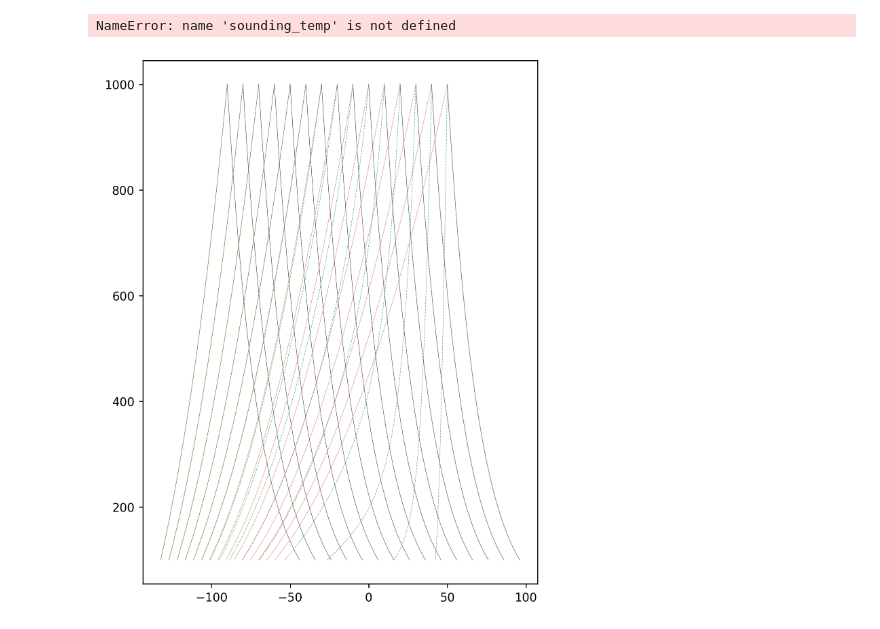
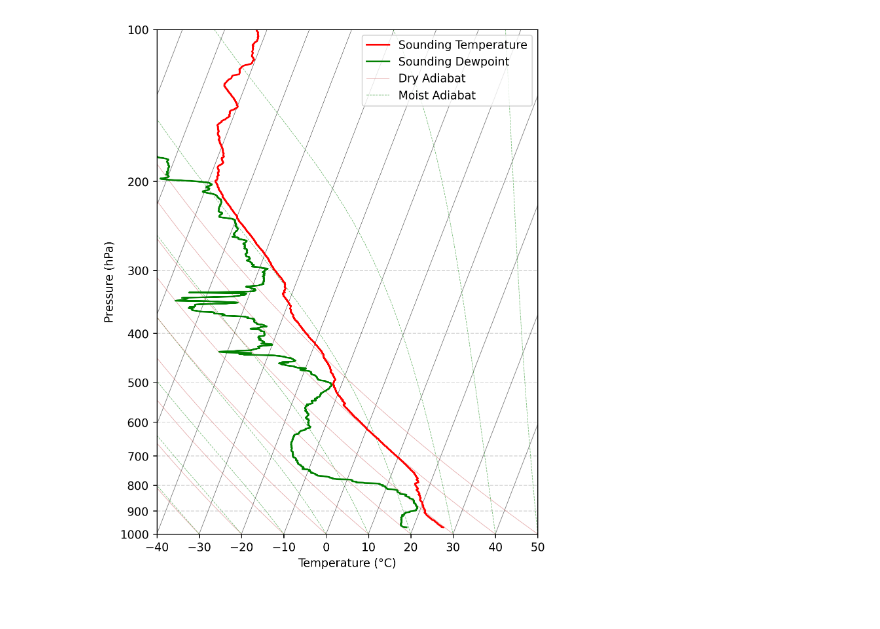
Before and after one commit to Jonathan-Douglas1/Fundimentals_Of_Meteorology, a Jupyter notebook: Lab_3.ipynb, the cells around one changed output. Saved outputs shown, nothing was run; the diff lists cells and outputs as text; code cells hidden in the pictures.

```diff
--- a/Lab_3.ipynb
+++ b/Lab_3.ipynb
@@ -39,7 +39,6 @@ def moist_lapse(temp, pres):
 #Ok, i see what needs to happen here.
 # I need to numerically solve the moist lapse pde
 def get_moist_lapse_rate(temp, pres_array):
-    moist_lapse_rate = []
     moist_adiabat = []
 
     temp = temp + 273.15#Convert to Kelvin
@@ -51,21 +50,20 @@ def get_moist_lapse_rate(temp, pres_array):
     for i in range(len(pres_array) - 1):
         current_lapse = moist_lapse(temp, pres_array_rev[i])
 
+
         #Need to calculate temp change of parcel: Use hypsometric equation!
         p1 = pres_array_rev[i]
         p2 = pres_array_rev[i + 1]
 
         dz_moist = (R_d * temp) / g * np.log(p1 / p2)
 
-        moist_lapse_rate.append(current_lapse)
-
-        #Calculate the new temp:
-        temp = temp - current_lapse * dz_moist
-        moist_adiabat.append(temp)
 
         #Again I am really really dumb
         #This temp profile i am making *is* the moist adiabat.
         #Never let me do this ever again.
+        #Calculate the new temp:
+        temp = temp - current_lapse * dz_moist
+        moist_adiabat.append(temp)
 
     return np.array(moist_adiabat) - 273.15
 
@@ -178,34 +172,38 @@ for i in range(len(temp_skewed)):
         cum_diff_lapse_array.append(one_moist_lapse[j] + cum_diff_lapse_array[j])
 
     #Now, reverse this array
     cum_diff_lapse_array_rev = cum_diff_lapse_array[::-1]
 
     #Moist lapse profile is the skewed temp minus the cum_diff_lapse array
     moist_lapse_profile = temp_array[i] - cum_diff_lapse_array_rev
     """
     #Again, dont do this at 2 am.
     # I ws creating the moist adiabat in get_moist_lapse_rate, but not returning it for some reason.
     #Leaving this ehre for fun lol
 
     moist_lapse_profile_skewed = skewT(moist_adiabat[:-1], pres_array[:-1])
 
     plt.plot(moist_lapse_profile_skewed, pres_array[:-1], color = "green", linewidth=0.5, alpha = 0.5, linestyle="--")
 
 #Add the observed sounding
 sounding_temp_skewed = skewT(sounding_temp, sounding_pres)
 sounding_dew_skewed = skewT(sounding_dew, sounding_pres)
 
-plt.plot(sounding_temp_skewed, sounding_pres, color = "red", linewidth=1.5)
-plt.plot(sounding_dew_skewed, sounding_pres, color = "green", linewidth=1.5)
+plt.plot(sounding_temp_skewed, sounding_pres, color = "red", linewidth=1.5, label = "Sounding Temperature")
+plt.plot(sounding_dew_skewed, sounding_pres, color = "green", linewidth=1.5, label = "Sounding Dewpoint")
+
+#I guess I also need to make fake adiabats so I can put them in a legend.
+plt.plot([], [], color = "indianred", linewidth=0.5, alpha = 0.5, label = "Dry Adiabat")
+plt.plot([], [], color = "green", linewidth=0.5, alpha = 0.5, linestyle="--", label = "Moist Adiabat")
 
 plt.xlim(-40, 50)
 plt.grid(axis="y", which="both", linestyle="--", alpha=0.5)
 plt.yscale('log')
 plt.ylim(1000, 100)
 plt.yticks([1000,900,800,700,600,500,400,300,200,100], ["1000","900","800","700","600","500","400","300","200","100"])
 plt.xlabel("Temperature (°C)")
 plt.ylabel("Pressure (hPa)")
+plt.legend(loc="upper right")
 plt.show()
 # %% [output]
-NameError: name 'sounding_temp' is not defined
-[figure, old version]
+[figure, new version]
```
Also changed, not shown: parts of 2 cells of this notebook.
